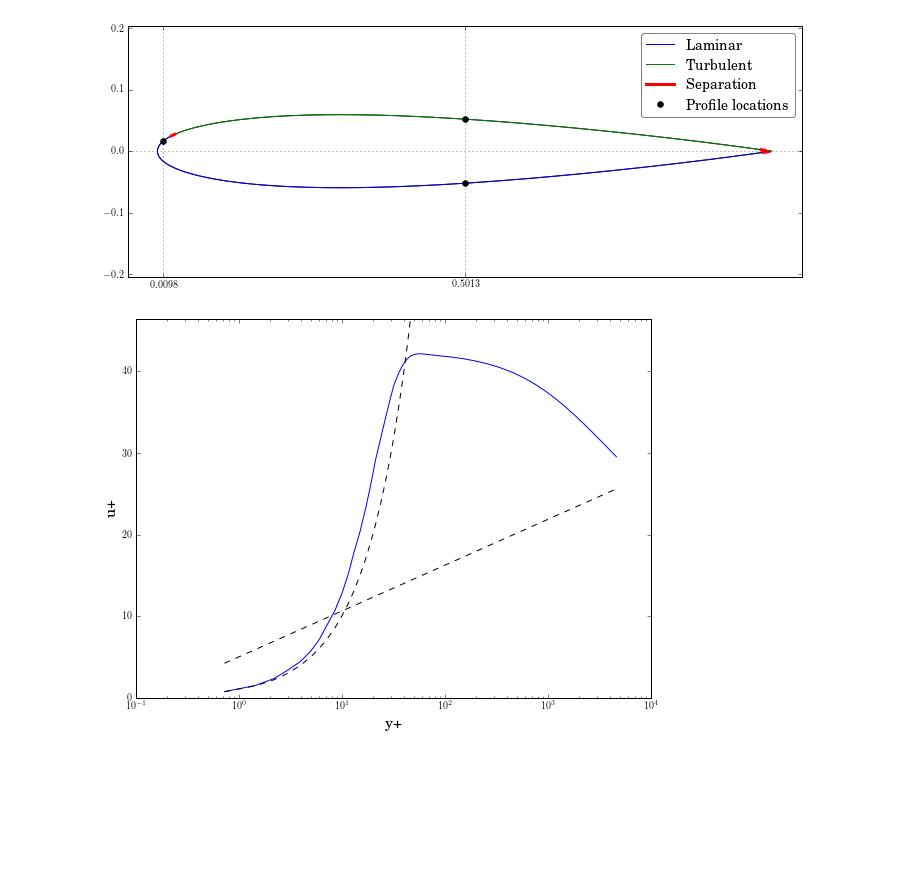
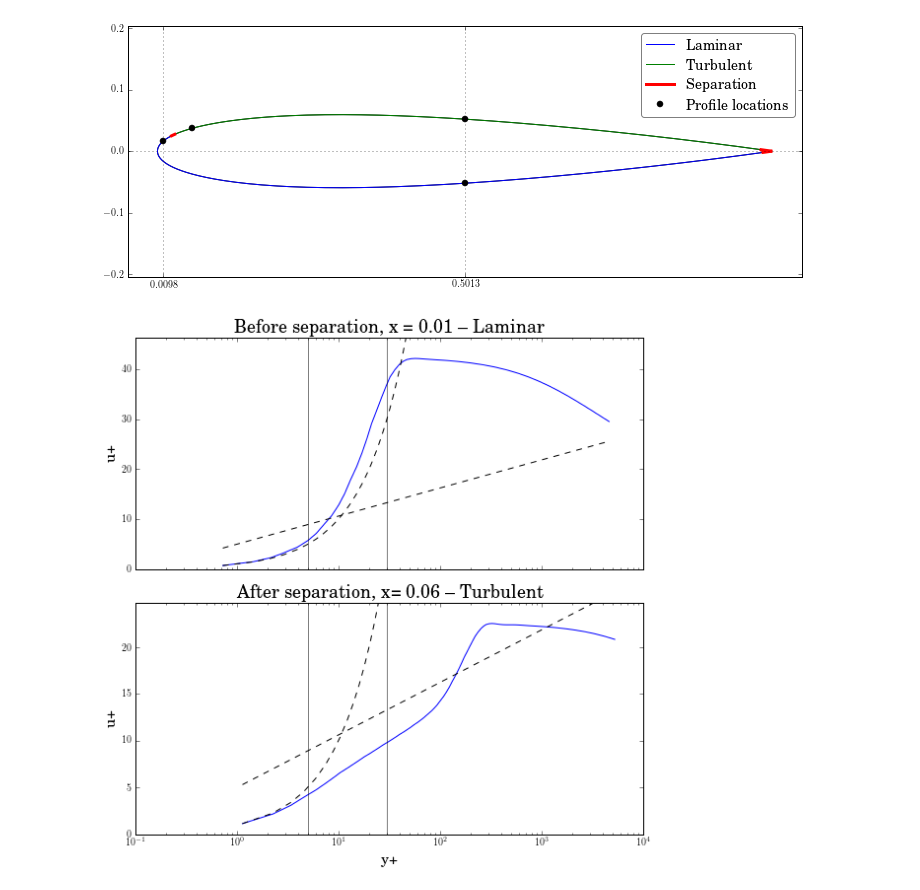
Before and after one commit to selimb/schoolstuff, a Jupyter notebook: mech539/ass5/Untitled.ipynb, the cells around one changed output. Drawn from its saved outputs; the diff is of its cells as text; code cells hidden in the pictures; blank space fills up the shorter version.

```diff
--- a/mech539/ass5/Untitled.ipynb
+++ b/mech539/ass5/Untitled.ipynb
@@ -129,7 +145,7 @@ tau_nc[-1], tau_ac[-1] = tau_na[-2]
 # %%
 tau_wc = np.empty_like(tau_nc)
 cf = np.empty_like(tau_nc)
-for e int range(len(tau_nc)):
+for e in range(len(tau_nc)):
 #     tau_wc[e] = np.array([tau_ac[e], tau_nc[e]]).dot(tangents[e])
     t = thetas[e]
     tau_wc[e] = tau_ac[e]*np.cos(t) + tau_nc[e]*np.sin(t)
@@ -319,8 +347,10 @@ cf_te()
 # %%
 ##### KEEEEPP MEEEEEE  ######
 
+x_cross, y_cross, cross_id = find_zero_cross(xc, cf, yc)
 n_lam = LE - TE_start + 25
 mid = np.argsort(np.abs(xc - 0.5))[:2]
+n_turb = cross_id[3] + 10
 # %%
 def airfoil_sections():
     fig, ax = plt.subplots(figsize=(10, 4))
@@ -388,26 +419,20 @@ def uyplus(n):
     ut = np.empty_like(u_l)
     normal = normals[n]
     for i, uv_l in enumerate(zip(u_l, v_l)):
-        ut[i] = np.linalg.norm(reject(np.array(uv_l), normal))
+        ut[i] = np.linalg.norm( reject(np.array(uv_l), normal) )
 
     uplus = ut/ustar
-    uplus_log = 1/0.41*np.log(yplus[1:]) + 5.0
+    uplus_log = 1.0/0.41*np.log(yplus[1:]) + 5.0
     return yplus, uplus, uplus_log
 # %%
-def uplus_plot(ax, n):
+def uplus_plot(ax, n, *args):
     yplus, uplus, uplus_log = uyplus(n)
-    ax.semilogx(yplus, uplus)
+    ax.semilogx(yplus, uplus, *args)
     ax.semilogx(yplus, yplus, 'k--')
     ax.semilogx(yplus[1:], uplus_log, 'k--')
-    ax.set_xlabel('y+')
-    ax.set_ylabel('u+')
+    for sep in [5,30]:
+        ax.axvline(x=sep, linestyle='-', lw=0.5, color='k')
+
+#     ax.set_xlabel('y+')
+#     ax.set_ylabel('u+')
     ax.set_ylim(0, uplus.max()*1.1)
-# %%
-# def uplus_upper_le():
-fig, ax = plt.subplots(figsize=(8, 6))
-
-uplus_plot(ax, n_lam)
-fig.tight_layout()
-plt.show()
-# %% [output]
-[figure, removed]
@@ -427,0 +439,17 @@ plt.show()
+# %%
+# def uplus_upper_le():
+fig, (ax_lam, ax_turb) = plt.subplots(nrows=2, sharex=True,
+                                      figsize=(8, 8))
+uplus_plot(ax_lam, n_lam)
+ax_lam.set_title('Before separation, x = %.2f -- Laminar' % xc[n_lam])
+uplus_plot(ax_turb, n_turb)
+ax_turb.set_title('After separation, x= %.2f -- Turbulent' % xc[n_turb])
+
+ax_lam.set_ylabel('u+')
+ax_turb.set_ylabel('u+')
+ax_turb.set_xlabel('y+')
+fig.tight_layout()
+savefig(fig, 'uplus_upper.pdf')
+plt.show()
+# %% [output]
+[figure, added]
```
Also changed, not shown: parts of 9 cells of this notebook, 2 other files.
